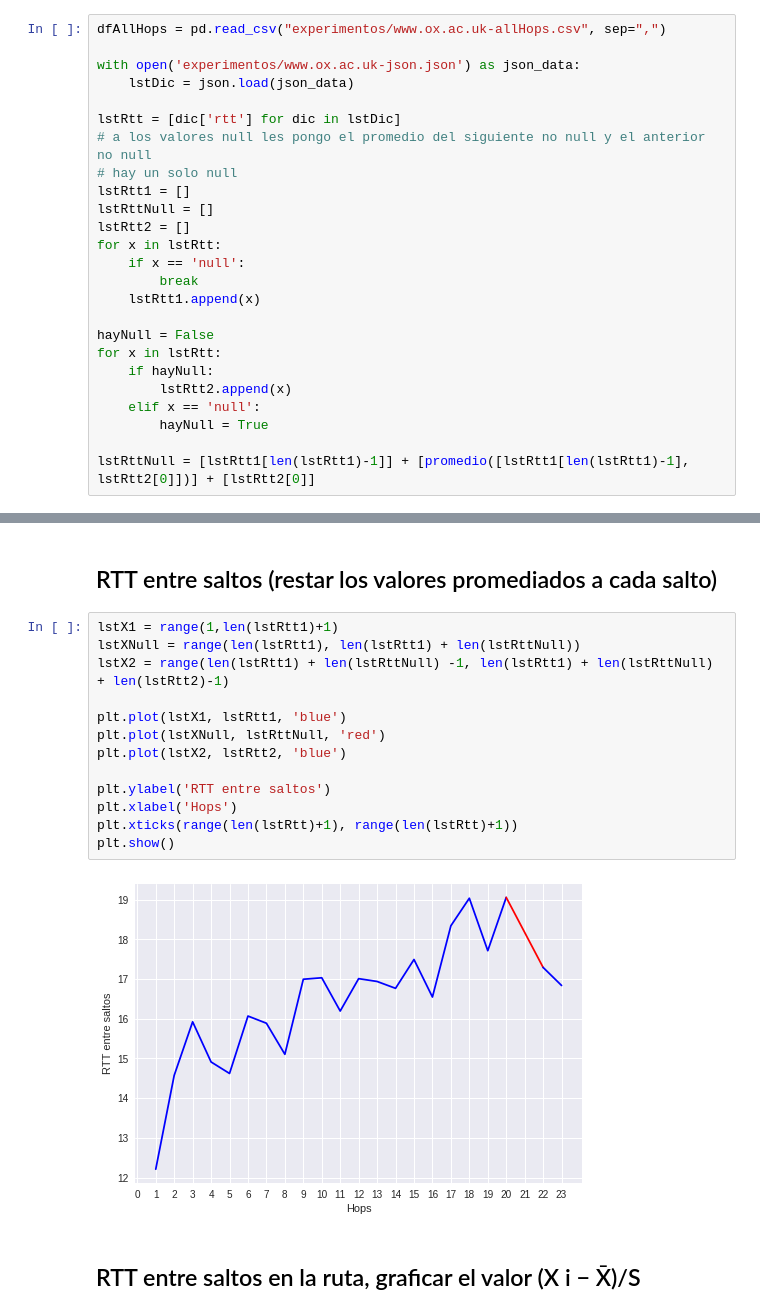
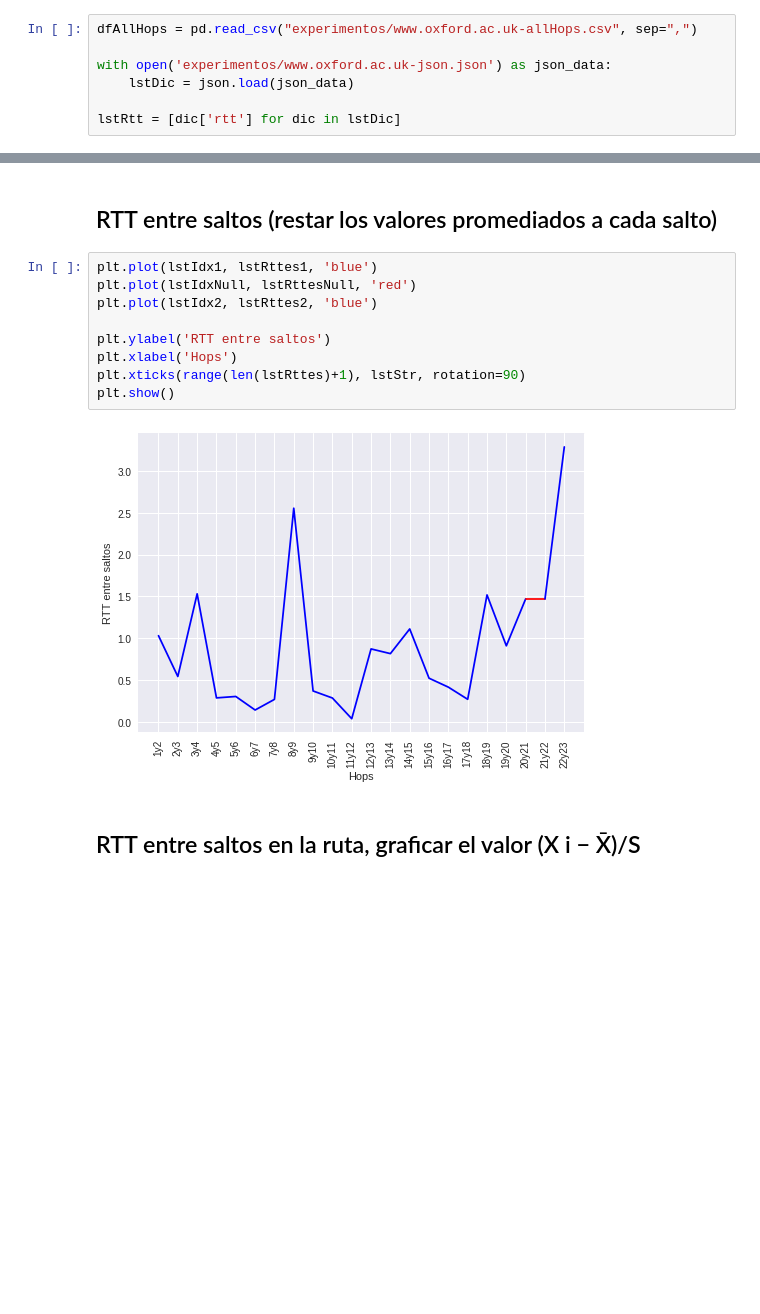
Before and after one commit to a-lavia/redes, a Jupyter notebook: tp2/Graficos Oxford.ipynb, the cells around one changed output, grey strips where cells are left out. Saved outputs shown, nothing was run; the diff lists cells and outputs as text; blank space fills up the shorter version.

```diff
--- a/tp2/Graficos Oxford.ipynb
+++ b/tp2/Graficos Oxford.ipynb
@@ -17,25 +11,7 @@ def desvioEstandar(lst):
 # %%
-dfAllHops = pd.read_csv("experimentos/www.ox.ac.uk-allHops.csv", sep=",")
+dfAllHops = pd.read_csv("experimentos/www.oxford.ac.uk-allHops.csv", sep=",")
 
-with open('experimentos/www.ox.ac.uk-json.json') as json_data:
+with open('experimentos/www.oxford.ac.uk-json.json') as json_data:
     lstDic = json.load(json_data)
 
 lstRtt = [dic['rtt'] for dic in lstDic]
-# a los valores null les pongo el promedio del siguiente no null y el anterior no null
-# hay un solo null
-lstRtt1 = []
-lstRttNull = []
-lstRtt2 = []
-for x in lstRtt:
-    if x == 'null':
-        break
-    lstRtt1.append(x)
-
-hayNull = False
-for x in lstRtt:
-    if hayNull:
-        lstRtt2.append(x)
-    elif x == 'null':
-        hayNull = True
-
-lstRttNull = [lstRtt1[len(lstRtt1)-1]] + [promedio([lstRtt1[len(lstRtt1)-1], lstRtt2[0]])] + [lstRtt2[0]]
@@ -42,20 +128,16 @@ lstRttNull = [lstRtt1[len(lstRtt1)-1]] + [promedio([lstRtt1[len(lstRtt1)-1], lst
 # %% [markdown]
 ## RTT entre saltos (restar los valores promediados a cada salto)
 # %%
-lstX1 = range(1,len(lstRtt1)+1)
-lstXNull = range(len(lstRtt1), len(lstRtt1) + len(lstRttNull))
-lstX2 = range(len(lstRtt1) + len(lstRttNull) -1, len(lstRtt1) + len(lstRttNull) + len(lstRtt2)-1)
-
-plt.plot(lstX1, lstRtt1, 'blue')
-plt.plot(lstXNull, lstRttNull, 'red')
-plt.plot(lstX2, lstRtt2, 'blue')
+plt.plot(lstIdx1, lstRttes1, 'blue')
+plt.plot(lstIdxNull, lstRttesNull, 'red')
+plt.plot(lstIdx2, lstRttes2, 'blue')
 
 plt.ylabel('RTT entre saltos')
 plt.xlabel('Hops')
-plt.xticks(range(len(lstRtt)+1), range(len(lstRtt)+1))
+plt.xticks(range(len(lstRttes)+1), lstStr, rotation=90)
 plt.show()
 # %% [output]
-[figure, old version]
+[figure, new version]
 # %% [markdown]
 ## RTT entre saltos en la ruta, graficar el valor (X i − X̄)/S
 # %%
```
Also changed, not shown: parts of 9 cells of this notebook, 3 other files.
